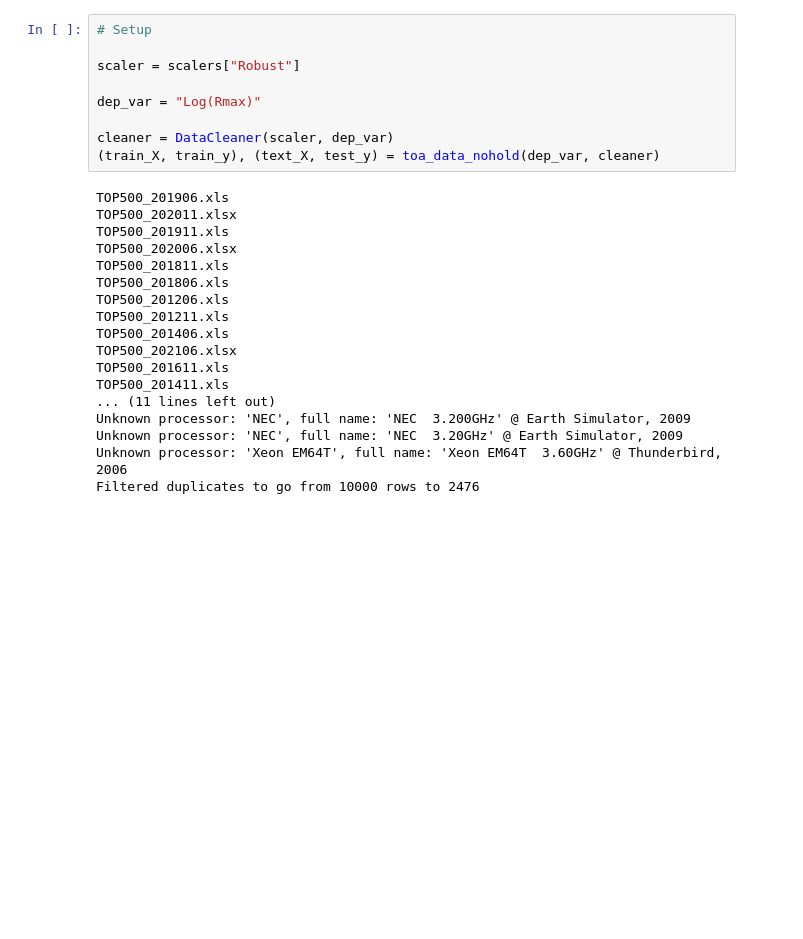
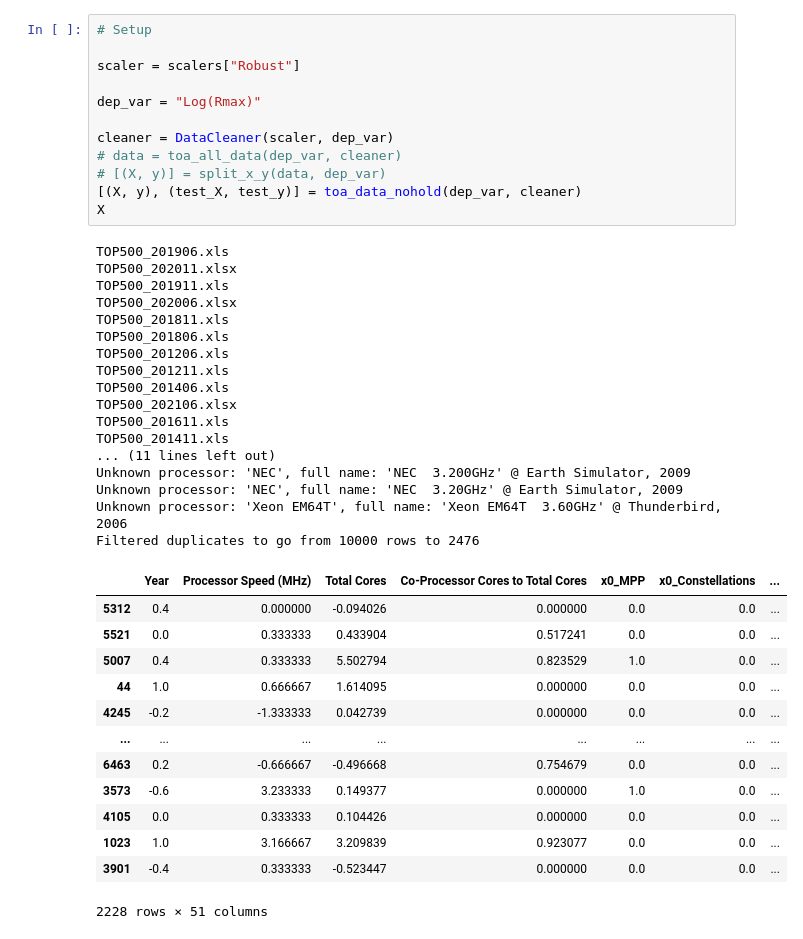
Before and after one commit to brdoney/TOP500-machine-learning, a Jupyter notebook: hyperparams_toa.ipynb, the cells around one changed output. Cells and saved outputs as stored; diff of their text form; blank space fills up the shorter version.

```diff
--- a/hyperparams_toa.ipynb
+++ b/hyperparams_toa.ipynb
@@ -20,27 +31,43 @@ from xgboost import XGBRegressor
 # %%
 # Setup
 
 scaler = scalers["Robust"]
 
 dep_var = "Log(Rmax)"
 
 cleaner = DataCleaner(scaler, dep_var)
-(train_X, train_y), (text_X, test_y) = toa_data_nohold(dep_var, cleaner)
+# data = toa_all_data(dep_var, cleaner)
+# [(X, y)] = split_x_y(data, dep_var)
+[(X, y), (test_X, test_y)] = toa_data_nohold(dep_var, cleaner)
+X
 # %% [output]
 TOP500_201906.xls
 TOP500_202011.xlsx
 TOP500_201911.xls
 TOP500_202006.xlsx
 TOP500_201811.xls
 TOP500_201806.xls
 TOP500_201206.xls
 TOP500_201211.xls
 TOP500_201406.xls
 TOP500_202106.xlsx
 TOP500_201611.xls
 TOP500_201411.xls
 ... (11 lines left out)
 Unknown processor: 'NEC', full name: 'NEC  3.200GHz' @ Earth Simulator, 2009
 Unknown processor: 'NEC', full name: 'NEC  3.20GHz' @ Earth Simulator, 2009
 Unknown processor: 'Xeon EM64T', full name: 'Xeon EM64T  3.60GHz' @ Thunderbird, 2006
 Filtered duplicates to go from 10000 rows to 2476
+|  | Year | Processor Speed (MHz) | Total Cores | Co-Processor Cores to Total Cores | x0_MPP | x0_Constellations | ... |
+| 5312 | 0.4 | 0.000000 | -0.094026 | 0.000000 | 0.0 | 0.0 | ... |
+| 5521 | 0.0 | 0.333333 | 0.433904 | 0.517241 | 0.0 | 0.0 | ... |
+| 5007 | 0.4 | 0.333333 | 5.502794 | 0.823529 | 1.0 | 0.0 | ... |
+| 44 | 1.0 | 0.666667 | 1.614095 | 0.000000 | 0.0 | 0.0 | ... |
+| 4245 | -0.2 | -1.333333 | 0.042739 | 0.000000 | 0.0 | 0.0 | ... |
+| ... | ... | ... | ... | ... | ... | ... | ... |
+| 6463 | 0.2 | -0.666667 | -0.496668 | 0.754679 | 0.0 | 0.0 | ... |
+| 3573 | -0.6 | 3.233333 | 0.149377 | 0.000000 | 1.0 | 0.0 | ... |
+| 4105 | 0.0 | 0.333333 | 0.104426 | 0.000000 | 0.0 | 0.0 | ... |
+| 1023 | 1.0 | 3.166667 | 3.209839 | 0.923077 | 0.0 | 0.0 | ... |
+| 3901 | -0.4 | 0.333333 | -0.523447 | 0.000000 | 0.0 | 0.0 | ... |
+2228 rows × 51 columns
```
Also changed, not shown: parts of 12 cells of this notebook, 3 other files.
